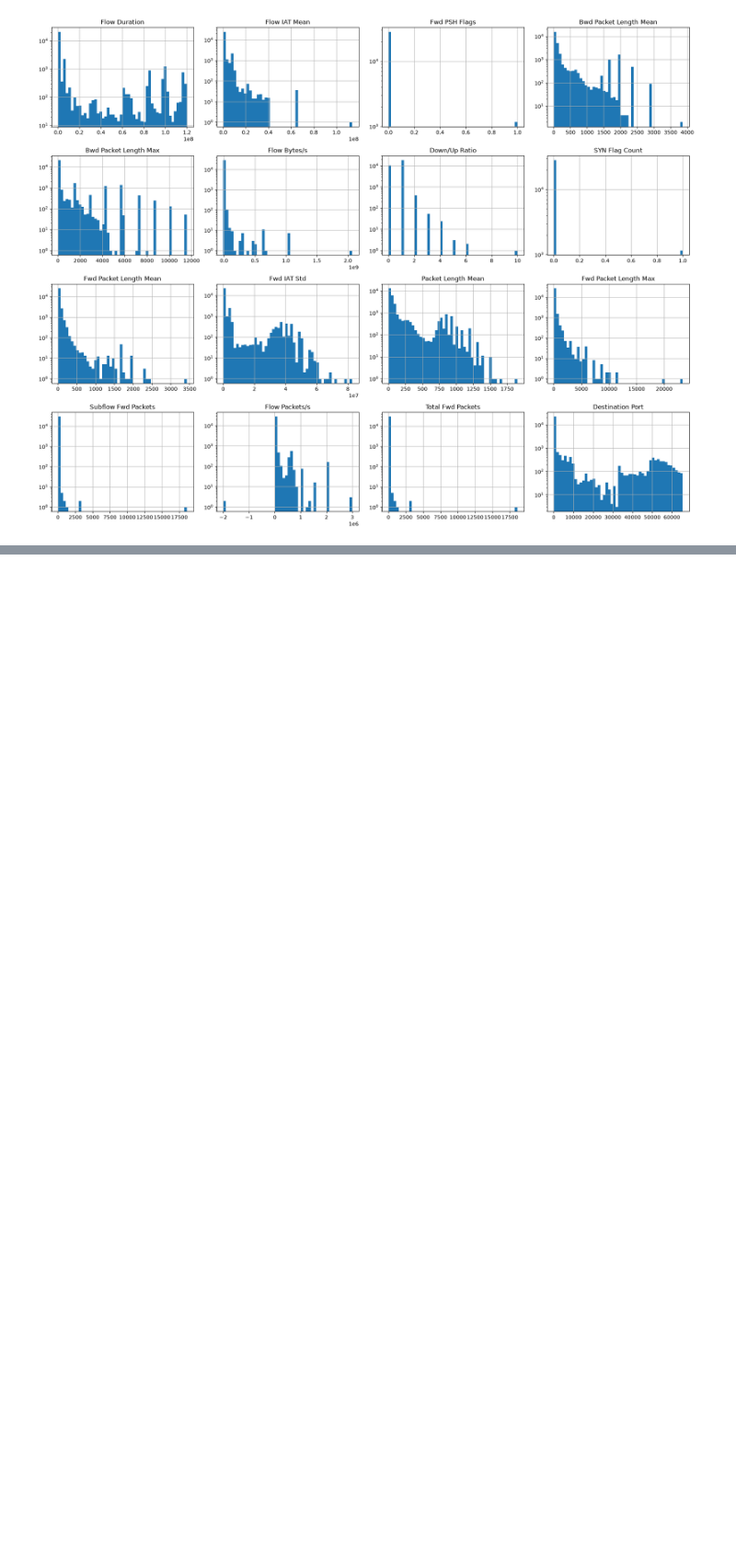
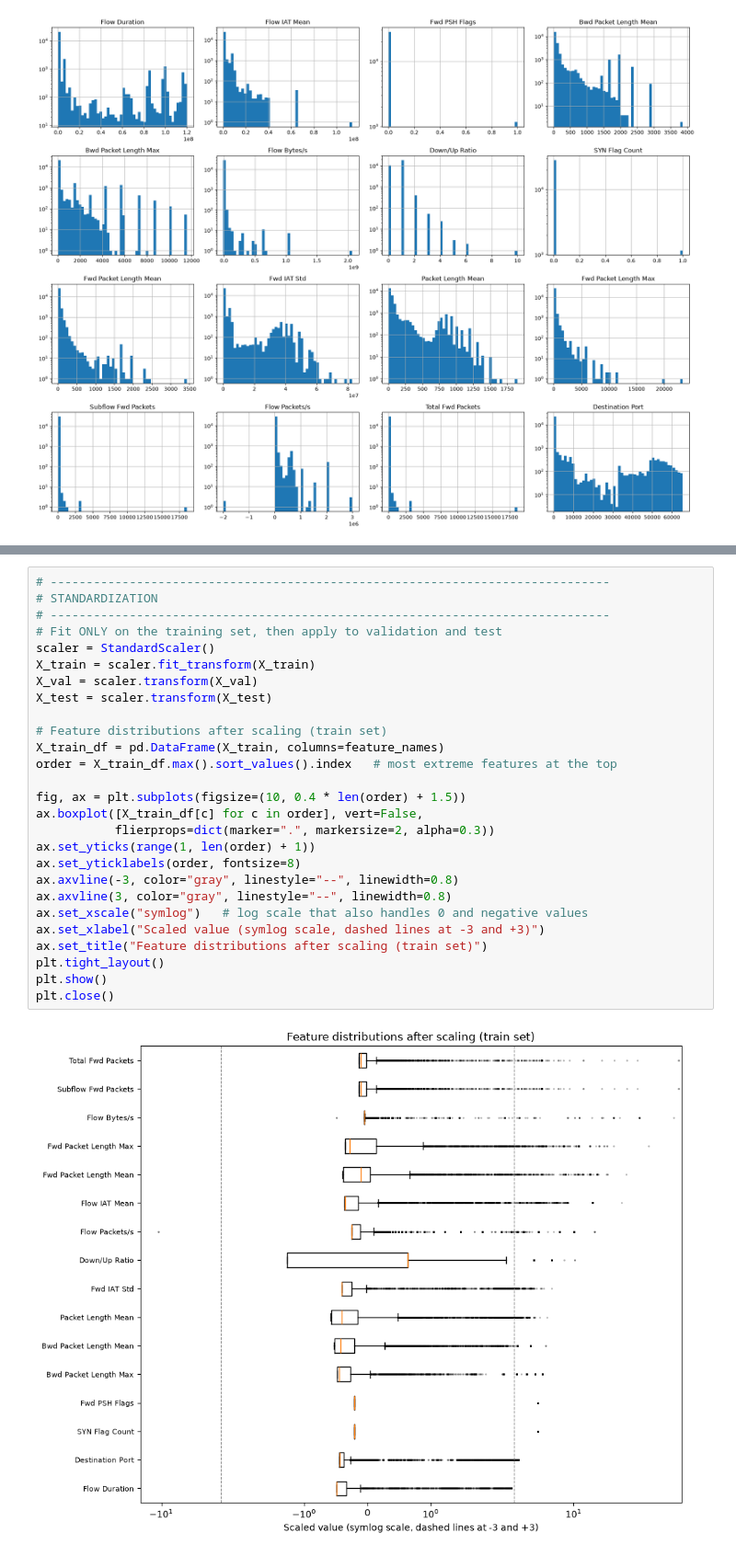
Before and after one commit to emanueletocci/polito-ai, a Jupyter notebook: labs/lab01/notebook.ipynb, the cells around one changed output, grey strips where cells are left out. Shown at 92% size. Drawn from its saved outputs; the diff is of its cells as text; blank space fills up the shorter version.

```diff
--- a/labs/lab01/notebook.ipynb
+++ b/labs/lab01/notebook.ipynb
@@ -172,0 +241,29 @@ X_test = scaler.transform(X_test)
+# %%
+# ------------------------------------------------------------------------------
+# STANDARDIZATION
+# ------------------------------------------------------------------------------
+# Fit ONLY on the training set, then apply to validation and test
+scaler = StandardScaler()
+X_train = scaler.fit_transform(X_train)
+X_val = scaler.transform(X_val)
+X_test = scaler.transform(X_test)
+
+# Feature distributions after scaling (train set)
+X_train_df = pd.DataFrame(X_train, columns=feature_names)
+order = X_train_df.max().sort_values().index   # most extreme features at the top
+
+fig, ax = plt.subplots(figsize=(10, 0.4 * len(order) + 1.5))
+ax.boxplot([X_train_df[c] for c in order], vert=False,
+           flierprops=dict(marker=".", markersize=2, alpha=0.3))
+ax.set_yticks(range(1, len(order) + 1))
+ax.set_yticklabels(order, fontsize=8)
+ax.axvline(-3, color="gray", linestyle="--", linewidth=0.8)
+ax.axvline(3, color="gray", linestyle="--", linewidth=0.8)
+ax.set_xscale("symlog")   # log scale that also handles 0 and negative values
+ax.set_xlabel("Scaled value (symlog scale, dashed lines at -3 and +3)")
+ax.set_title("Feature distributions after scaling (train set)")
+plt.tight_layout()
+plt.show()
+plt.close()
+# %% [output]
+[figure, added]
```
Also changed, not shown: parts of 16 cells of this notebook, 2 other files.
